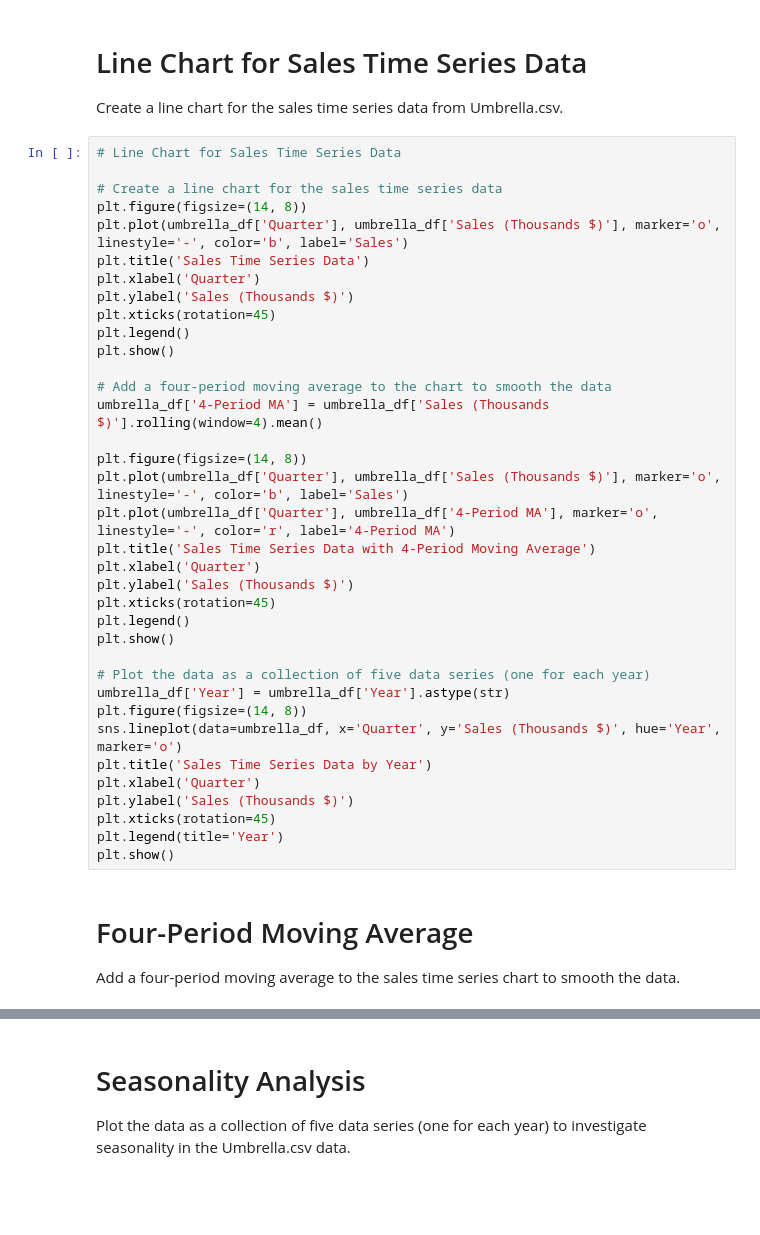
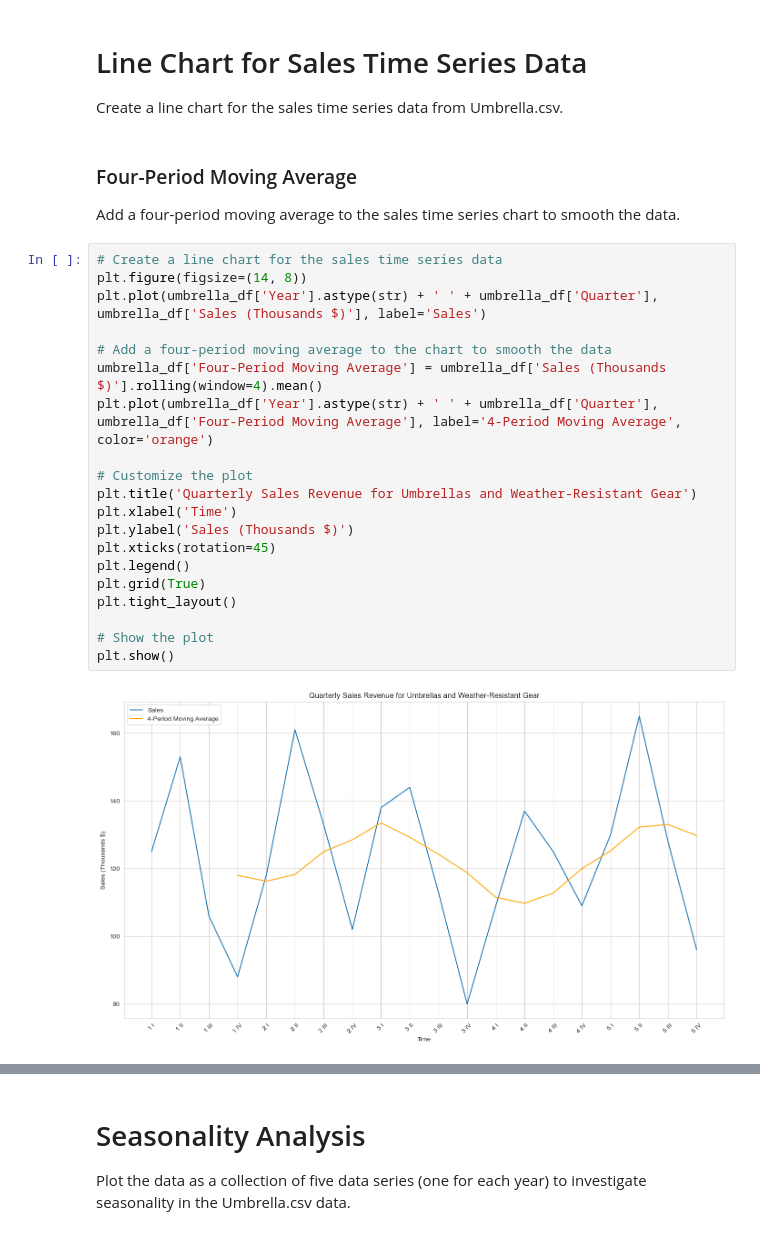
Before and after one commit to Kevinobote/Principles-of-Data-Science, a Jupyter notebook: test.ipynb, the cells around one changed output, grey strips where cells are left out. Cells and saved outputs as stored; diff of their text form; blank space fills up the shorter version.

```diff
--- a/test.ipynb
+++ b/test.ipynb
@@ -337,42 +340,28 @@ Team with the strongest downward trend: Denver Broncos
 # %% [markdown]
 # Line Chart for Sales Time Series Data
 Create a line chart for the sales time series data from Umbrella.csv.
+# %% [markdown]
+### Four-Period Moving Average
+Add a four-period moving average to the sales time series chart to smooth the data.
 # %%
-# Line Chart for Sales Time Series Data
-
 # Create a line chart for the sales time series data
 plt.figure(figsize=(14, 8))
-plt.plot(umbrella_df['Quarter'], umbrella_df['Sales (Thousands $)'], marker='o', linestyle='-', color='b', label='Sales')
-plt.title('Sales Time Series Data')
-plt.xlabel('Quarter')
+plt.plot(umbrella_df['Year'].astype(str) + ' ' + umbrella_df['Quarter'], umbrella_df['Sales (Thousands $)'], label='Sales')
+
+# Add a four-period moving average to the chart to smooth the data
+umbrella_df['Four-Period Moving Average'] = umbrella_df['Sales (Thousands $)'].rolling(window=4).mean()
+plt.plot(umbrella_df['Year'].astype(str) + ' ' + umbrella_df['Quarter'], umbrella_df['Four-Period Moving Average'], label='4-Period Moving Average', color='orange')
+
+# Customize the plot
+plt.title('Quarterly Sales Revenue for Umbrellas and Weather-Resistant Gear')
+plt.xlabel('Time')
 plt.ylabel('Sales (Thousands $)')
 plt.xticks(rotation=45)
 plt.legend()
+plt.grid(True)
+plt.tight_layout()
+
+# Show the plot
 plt.show()
-
-# Add a four-period moving average to the chart to smooth the data
-umbrella_df['4-Period MA'] = umbrella_df['Sales (Thousands $)'].rolling(window=4).mean()
-
-plt.figure(figsize=(14, 8))
-plt.plot(umbrella_df['Quarter'], umbrella_df['Sales (Thousands $)'], marker='o', linestyle='-', color='b', label='Sales')
-plt.plot(umbrella_df['Quarter'], umbrella_df['4-Period MA'], marker='o', linestyle='-', color='r', label='4-Period MA')
-plt.title('Sales Time Series Data with 4-Period Moving Average')
-plt.xlabel('Quarter')
-plt.ylabel('Sales (Thousands $)')
-plt.xticks(rotation=45)
-plt.legend()
-plt.show()
-
-# Plot the data as a collection of five data series (one for each year)
-umbrella_df['Year'] = umbrella_df['Year'].astype(str)
-plt.figure(figsize=(14, 8))
-sns.lineplot(data=umbrella_df, x='Quarter', y='Sales (Thousands $)', hue='Year', marker='o')
-plt.title('Sales Time Series Data by Year')
-plt.xlabel('Quarter')
-plt.ylabel('Sales (Thousands $)')
-plt.xticks(rotation=45)
-plt.legend(title='Year')
-plt.show()
+# %% [output]
+[figure, added]
-# %% [markdown]
-# Four-Period Moving Average
-Add a four-period moving average to the sales time series chart to smooth the data.
```
Also changed, not shown: parts of 25 cells of this notebook.
